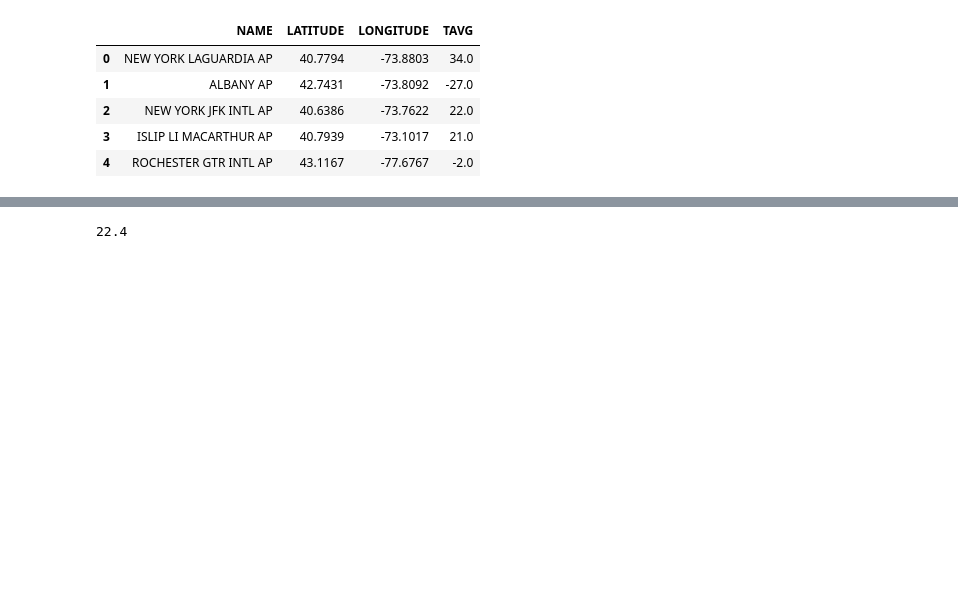
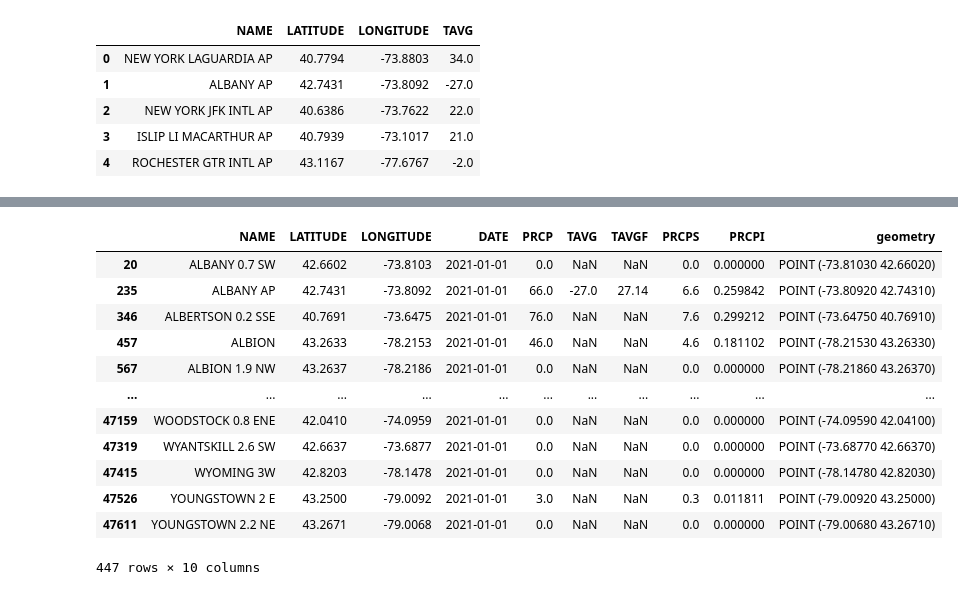
Before and after one commit to story645/team, a Jupyter notebook: paper/figcode/topology.ipynb, the cells around one changed output, grey strips where cells are left out. Drawn from its saved outputs; the diff is of its cells as text; code cells hidden in the pictures; blank space fills up the shorter version.

```diff
--- a/paper/figcode/topology.ipynb
+++ b/paper/figcode/topology.ipynb
@@ -129,4 +137,16 @@ fig.savefig(paper_path/'k_different_types.png')
 # %%
-nygeo['PRCPS'].max()
+nygeo
 # %% [output]
+|  | NAME | LATITUDE | LONGITUDE | DATE | PRCP | TAVG | TAVGF | PRCPS | PRCPI | geometry |
+| 20 | ALBANY 0.7 SW | 42.6602 | -73.8103 | 2021-01-01 | 0.0 | NaN | NaN | 0.0 | 0.000000 | POINT (-73.81030 42.66020) |
+| 235 | ALBANY AP | 42.7431 | -73.8092 | 2021-01-01 | 66.0 | -27.0 | 27.14 | 6.6 | 0.259842 | POINT (-73.80920 42.74310) |
+| 346 | ALBERTSON 0.2 SSE | 40.7691 | -73.6475 | 2021-01-01 | 76.0 | NaN | NaN | 7.6 | 0.299212 | POINT (-73.64750 40.76910) |
+| 457 | ALBION | 43.2633 | -78.2153 | 2021-01-01 | 46.0 | NaN | NaN | 4.6 | 0.181102 | POINT (-78.21530 43.26330) |
+| 567 | ALBION 1.9 NW | 43.2637 | -78.2186 | 2021-01-01 | 0.0 | NaN | NaN | 0.0 | 0.000000 | POINT (-78.21860 43.26370) |
+| ... | ... | ... | ... | ... | ... | ... | ... | ... | ... | ... |
+| 47159 | WOODSTOCK 0.8 ENE | 42.0410 | -74.0959 | 2021-01-01 | 0.0 | NaN | NaN | 0.0 | 0.000000 | POINT (-74.09590 42.04100) |
+| 47319 | WYANTSKILL 2.6 SW | 42.6637 | -73.6877 | 2021-01-01 | 0.0 | NaN | NaN | 0.0 | 0.000000 | POINT (-73.68770 42.66370) |
+| 47415 | WYOMING 3W | 42.8203 | -78.1478 | 2021-01-01 | 0.0 | NaN | NaN | 0.0 | 0.000000 | POINT (-78.14780 42.82030) |
+| 47526 | YOUNGSTOWN 2 E | 43.2500 | -79.0092 | 2021-01-01 | 3.0 | NaN | NaN | 0.3 | 0.011811 | POINT (-79.00920 43.25000) |
+| 47611 | YOUNGSTOWN 2.2 NE | 43.2671 | -79.0068 | 2021-01-01 | 0.0 | NaN | NaN | 0.0 | 0.000000 | POINT (-79.00680 43.26710) |
-22.4
+447 rows × 10 columns
```
Also changed, not shown: parts of 7 cells of this notebook, 1 other file.
